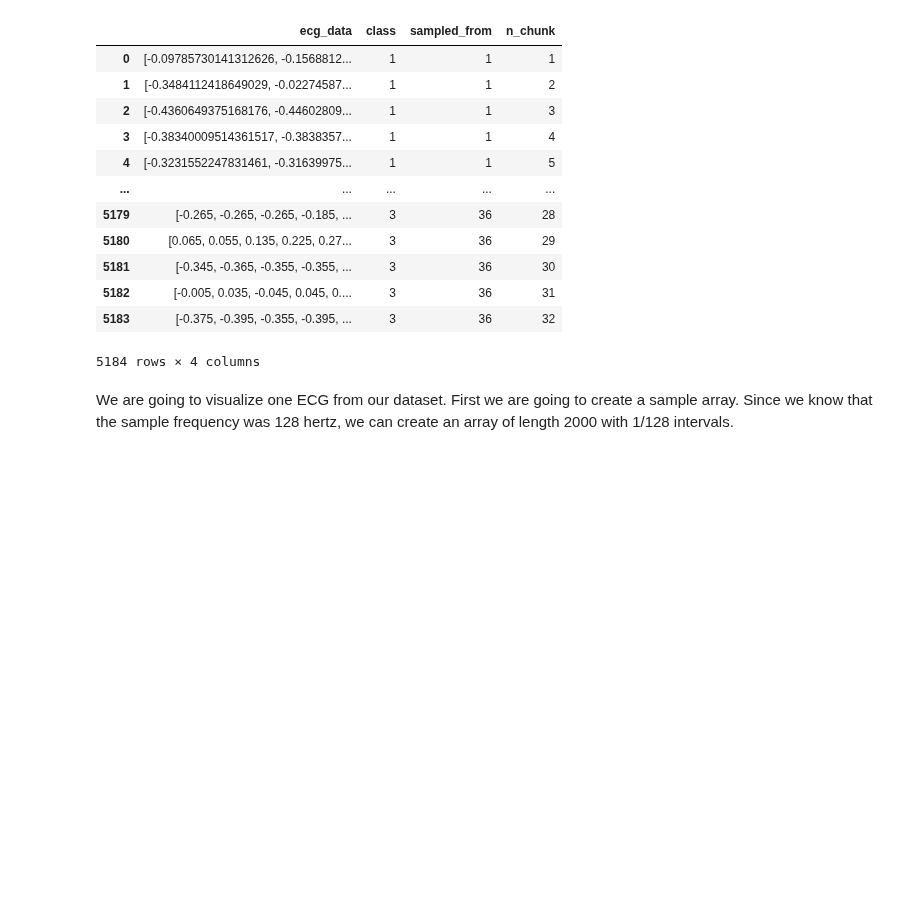
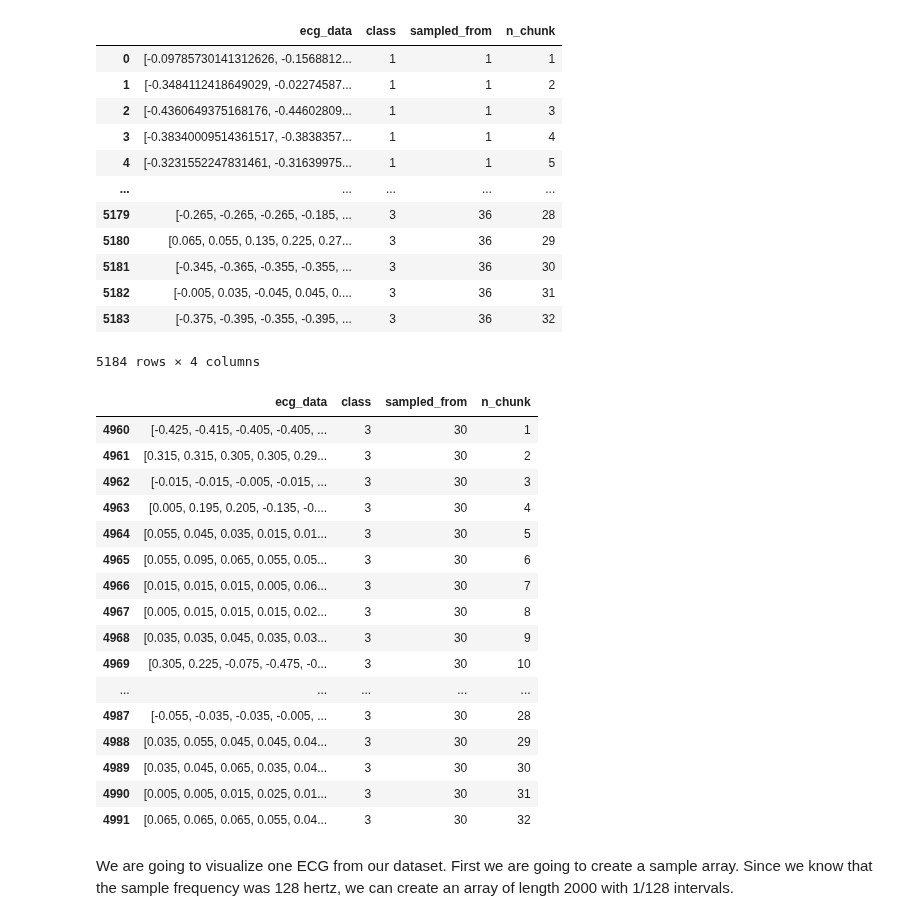
Before and after one commit to Javimh18/RESPT, a Jupyter notebook: Part-I/Lab3/lab3.ipynb, the cells around one changed output. Drawn from its saved outputs; the diff is of its cells as text; code cells hidden in the pictures; blank space fills up the shorter version.

```diff
--- a/Part-I/Lab3/lab3.ipynb
+++ b/Part-I/Lab3/lab3.ipynb
@@ -33,6 +33,47 @@ We are going to preprocess the data by taking the 162 samples of length 65536 an
 * #####    1:ARR (Arrhythmia)
 * #####    2:CHF (Congestive heart failure)
 * #####    3:NSR (Normal sinus rhythm)
+# %%
+ECG_LEN = 65536
+ECG_WINDOW = 2000
+CLASS_SIZES = [96,30,36]
+
+def load_ecg_data(path='./ECGData.mat'):
+    matdata = loadmat(path)
+    ecg_raw_data = np.array(matdata['ECGData'])[0][0][0]
+    # the  values of .mat files are read like a stream (don't take into account each registers)
+    # so we splitted said stream into chunks of 65536 values
+    ecg_original_data = [ecg_raw_data[i:i + ECG_LEN] for i in range(0, len(ecg_raw_data), ECG_LEN)][0]
+
+    buffer_ecg = []
+    for ecg in ecg_original_data:
+        ecg_split_list = [ecg[i:i + ECG_WINDOW] for i in range(0, len(ecg), ECG_WINDOW)]
+        _ = ecg_split_list.pop() # we need to drop some samples because the last slice of the window takes 1536 values instead of 2000
+        buffer_ecg.append(ecg_split_list)
+
+    # reshaping the data, so it fits the 2000 items per window constraint
+    ecg_shape = np.array(buffer_ecg).shape
+    ecg_data = np.array(buffer_ecg).reshape(-1,2000)
+
+    # assigning for each new instance produced by the window, their corresponding label
+    class_labels = [1] * (CLASS_SIZES[0] * ecg_shape[1]) + [2] * (CLASS_SIZES[1] * ecg_shape[1]) + [3] * (CLASS_SIZES[2] * ecg_shape[1])
+
+    # assigning for each sample of each class, their original sample (when there were 162)
+    # and the chunk index of their original sample.
+    sampled_from = []
+    n_chunk = []
+    for c_s in CLASS_SIZES:
+        for i in range(1, c_s + 1):
+            sampled_from.append([i] * ecg_shape[1])
+            n_chunk.append(range(1,ecg_shape[1]+1))
+
+    sampled_from = np.array(sampled_from).flatten()
+    n_chunk = np.array(n_chunk).flatten()
+
+    ecg_labeled_data = [{"ecg_data": ecg_data, "class": label, "sampled_from":sample, "n_chunk":chunk}
+                        for ecg_data, label, sample, chunk in zip(ecg_data, class_labels, sampled_from, n_chunk)]
+
+    return ecg_labeled_data
 # %%
 ecg_data = load_ecg_data()
 
@@ -52,6 +93,26 @@ df_ecg_data
 | 5182 | [-0.005, 0.035, -0.045, 0.045, 0.... | 3 | 36 | 31 |
 | 5183 | [-0.375, -0.395, -0.355, -0.395, ... | 3 | 36 | 32 |
 5184 rows × 4 columns
+# %%
+df_ecg_data[(df_ecg_data['sampled_from'] == 30) & (df_ecg_data['class'] == 3)]
+# %% [output]
+|  | ecg_data | class | sampled_from | n_chunk |
+| 4960 | [-0.425, -0.415, -0.405, -0.405, ... | 3 | 30 | 1 |
+| 4961 | [0.315, 0.315, 0.305, 0.305, 0.29... | 3 | 30 | 2 |
+| 4962 | [-0.015, -0.015, -0.005, -0.015, ... | 3 | 30 | 3 |
+| 4963 | [0.005, 0.195, 0.205, -0.135, -0.... | 3 | 30 | 4 |
+| 4964 | [0.055, 0.045, 0.035, 0.015, 0.01... | 3 | 30 | 5 |
+| 4965 | [0.055, 0.095, 0.065, 0.055, 0.05... | 3 | 30 | 6 |
+| 4966 | [0.015, 0.015, 0.015, 0.005, 0.06... | 3 | 30 | 7 |
+| 4967 | [0.005, 0.015, 0.015, 0.015, 0.02... | 3 | 30 | 8 |
+| 4968 | [0.035, 0.035, 0.045, 0.035, 0.03... | 3 | 30 | 9 |
+| 4969 | [0.305, 0.225, -0.075, -0.475, -0... | 3 | 30 | 10 |
+| ... | ... | ... | ... | ... |
+| 4987 | [-0.055, -0.035, -0.035, -0.005, ... | 3 | 30 | 28 |
+| 4988 | [0.035, 0.055, 0.045, 0.045, 0.04... | 3 | 30 | 29 |
+| 4989 | [0.035, 0.045, 0.065, 0.035, 0.04... | 3 | 30 | 30 |
+| 4990 | [0.005, 0.005, 0.015, 0.025, 0.01... | 3 | 30 | 31 |
+| 4991 | [0.065, 0.065, 0.065, 0.055, 0.04... | 3 | 30 | 32 |
 # %% [markdown]
 We are going to visualize one ECG from our dataset. First we are going to create a sample array. Since we know that the sample frequency was 128 hertz, we can create an array of length 2000 with 1/128 intervals.
 # %%
```
Also changed, not shown: parts of 5 cells of this notebook.
